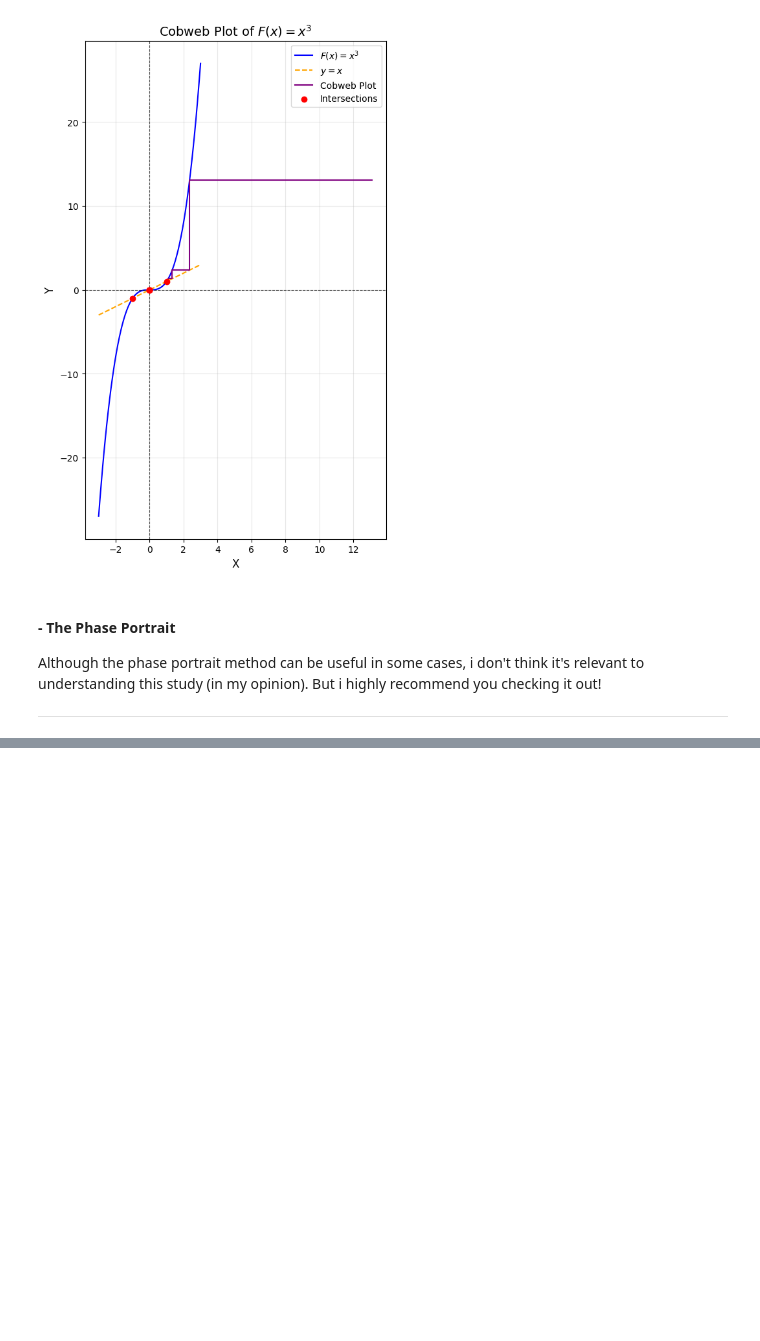
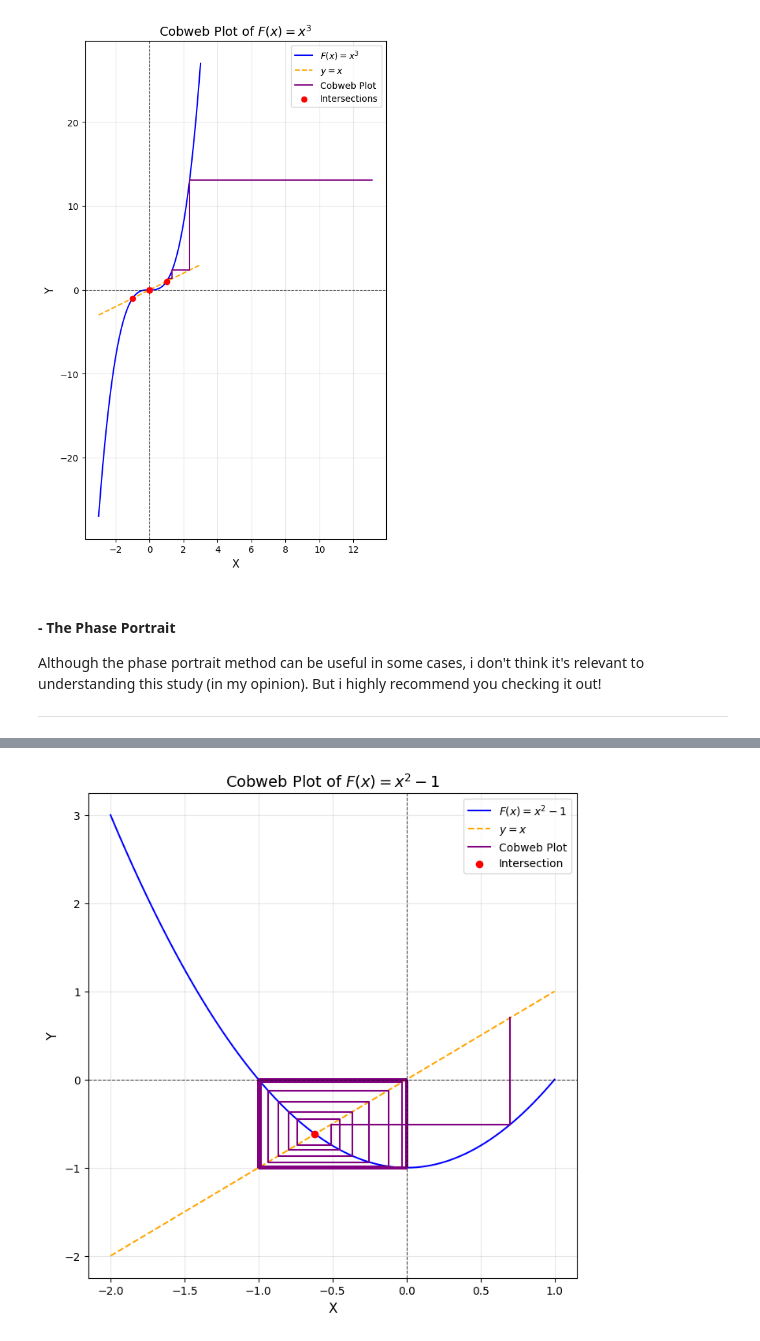
Before and after one commit to Mykaell-Max/Dynamical-Systems, a Jupyter notebook: S001.ipynb, the cells around one changed output, grey strips where cells are left out. Cells and saved outputs as stored; diff of their text form; code cells hidden in the pictures; blank space fills up the shorter version.

```diff
--- a/S001.ipynb
+++ b/S001.ipynb
@@ -443,0 +448,44 @@ He ends this section talking about how *neutral fixed points* can be tricky. The
+# %%
+# define the function
+def F(x):
+    return x**2 - 1
+
+# define the interval
+x = np.linspace(-2, 1, 1000)
+y = x
+
+# the value we want to analyse the orbit and the number of iterations that we are going to apply the method
+x0 = 0.7
+iterations = 100
+
+# giving the initial values to the coordinates
+orbit_x = [x0]
+orbit_y = [x0]
+
+# find the intersections
+intersection_x = x[np.isclose(F(x), y, atol=0.01)]
+
+# now we apply the method
+for _ in range(iterations):
+    orbit_x.append(orbit_x[-1])
+    orbit_y.append(F(orbit_x[-1]))
+
+    orbit_x.append(F(orbit_x[-2]))
+    orbit_y.append(F(orbit_x[-2]))
+
+# create the graph
+plt.figure(figsize=(8, 8))
+plt.plot(x, F(x), label=r"$F(x) = x^2 - 1$", color="blue")
+plt.plot(x, y, label=r"$y = x$", color="orange", linestyle="--")
+plt.plot(orbit_x, orbit_y, color="purple", label="Cobweb Plot")
+plt.scatter(intersection_x[1], intersection_x[1], color="red", label="Intersection", zorder=5)
+
+plt.title("Cobweb Plot of $F(x) = x^2 - 1$", fontsize=14)
+plt.xlabel("X", fontsize=12)
+plt.ylabel("Y", fontsize=12)
+plt.axhline(0, color="black", linewidth=0.8, linestyle="--", alpha=0.7)
+plt.axvline(0, color="black", linewidth=0.8, linestyle="--", alpha=0.7)
+plt.legend()
+plt.grid(alpha=0.3)
+# %% [output]
+[figure, added]
```
Also changed, not shown: parts of 4 cells of this notebook.
